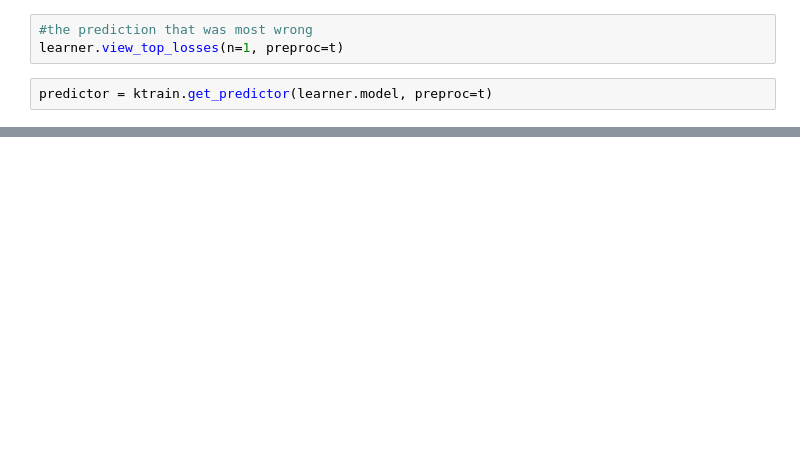
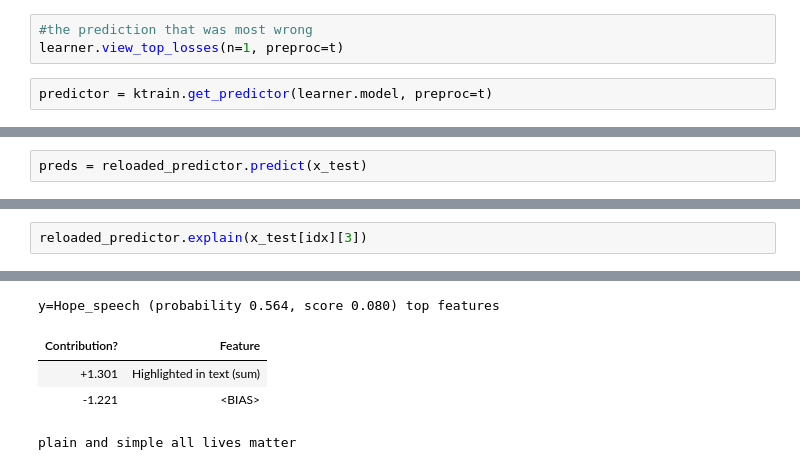
Before and after one commit to aflah02/Hope_Speech_Detection, a Jupyter notebook: Models/BERT_explain_final.ipynb, the cells around one changed output, grey strips where cells are left out. Drawn from its saved outputs; the diff is of its cells as text; blank space fills up the shorter version.

```diff
--- a/Models/BERT_explain_final.ipynb
+++ b/Models/BERT_explain_final.ipynb
@@ -134,0 +159,2 @@ reloaded_predictor = ktrain.load_predictor('bert_hope')
+# %%
+preds = reloaded_predictor.predict(x_test)
@@ -134,0 +176,3 @@ reloaded_predictor = ktrain.load_predictor('bert_hope')
+# %%
+reloaded_predictor.explain(x_test[idx][3])
+# %% [output]
@@ -134,0 +181,5 @@ reloaded_predictor = ktrain.load_predictor('bert_hope')
+y=Hope_speech (probability 0.564, score 0.080) top features
+| Contribution? | Feature |
+| +1.301 | Highlighted in text (sum) |
+| -1.221 | <BIAS> |
+plain and simple all lives matter
```
Also changed, not shown: parts of 22 cells of this notebook.
